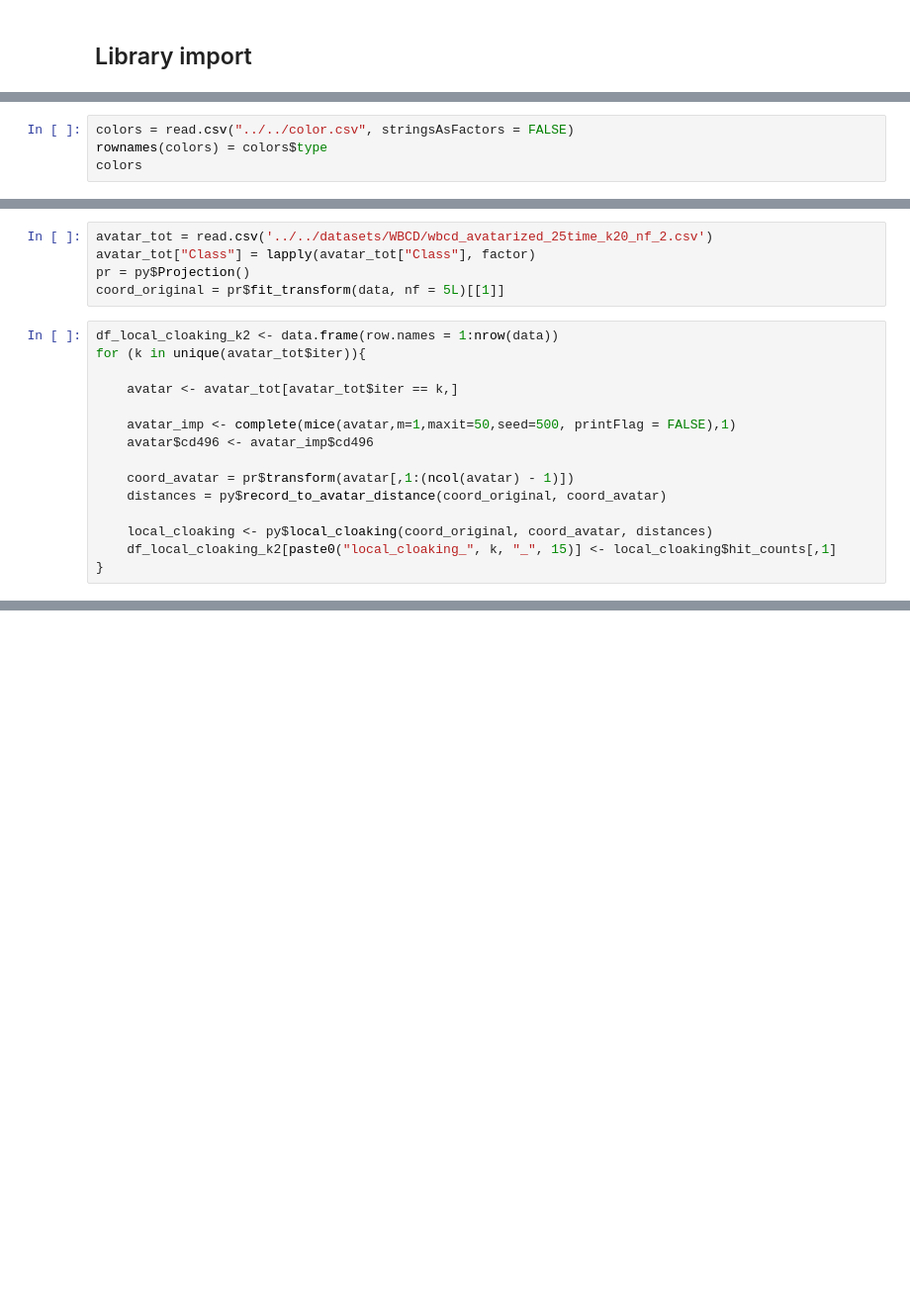
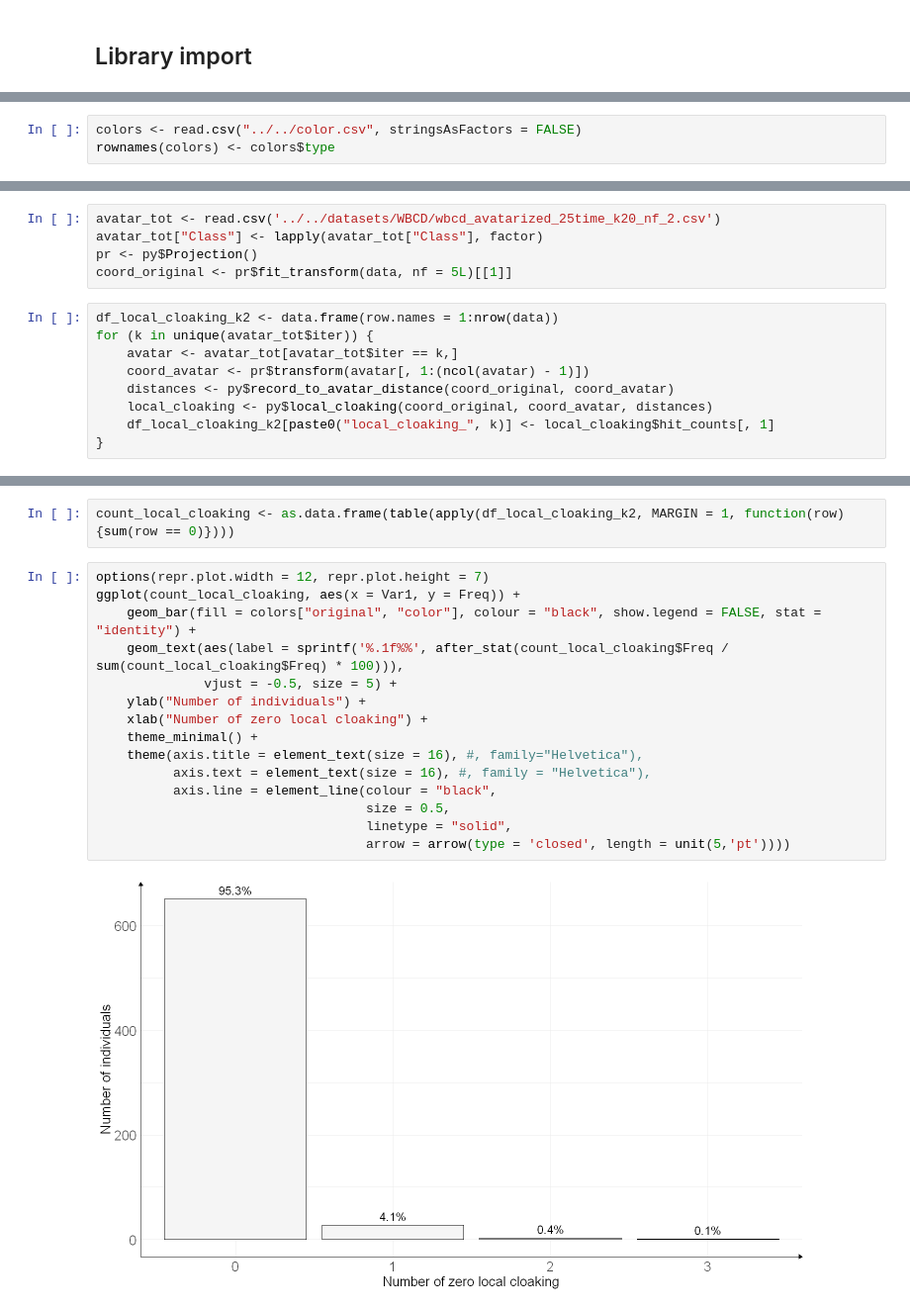
Before and after one commit to octopize/avatar-paper, a Jupyter notebook: notebooks/final_figure/messageAB_WBCD.ipynb, the cells around one changed output, grey strips where cells are left out. Shown at 99% size. Drawn from its saved outputs; the diff is of its cells as text; blank space fills up the shorter version.

```diff
--- a/notebooks/final_figure/messageAB_WBCD.ipynb
+++ b/notebooks/final_figure/messageAB_WBCD.ipynb
@@ -43,4 +48,3 @@ The following object is masked from ‘package:datasets’:
 # %%
-colors = read.csv("../../color.csv", stringsAsFactors = FALSE)
-rownames(colors) = colors$type
-colors
+colors <- read.csv("../../color.csv", stringsAsFactors = FALSE)
+rownames(colors) <- colors$type
@@ -190,20 +166,14 @@ We print it distribution,the number of individuas according the number of zero l
 # %%
-avatar_tot = read.csv('../../datasets/WBCD/wbcd_avatarized_25time_k20_nf_2.csv')
-avatar_tot["Class"] = lapply(avatar_tot["Class"], factor)
-pr = py$Projection()
-coord_original = pr$fit_transform(data, nf = 5L)[[1]]
+avatar_tot <- read.csv('../../datasets/WBCD/wbcd_avatarized_25time_k20_nf_2.csv')
+avatar_tot["Class"] <- lapply(avatar_tot["Class"], factor)
+pr <- py$Projection()
+coord_original <- pr$fit_transform(data, nf = 5L)[[1]]
 # %%
 df_local_cloaking_k2 <- data.frame(row.names = 1:nrow(data))
-for (k in unique(avatar_tot$iter)){
-
+for (k in unique(avatar_tot$iter)) {
     avatar <- avatar_tot[avatar_tot$iter == k,]
-
-    avatar_imp <- complete(mice(avatar,m=1,maxit=50,seed=500, printFlag = FALSE),1)
-    avatar$cd496 <- avatar_imp$cd496
-
-    coord_avatar = pr$transform(avatar[,1:(ncol(avatar) - 1)])
-    distances = py$record_to_avatar_distance(coord_original, coord_avatar)
-
+    coord_avatar <- pr$transform(avatar[, 1:(ncol(avatar) - 1)])
+    distances <- py$record_to_avatar_distance(coord_original, coord_avatar)
     local_cloaking <- py$local_cloaking(coord_original, coord_avatar, distances)
-    df_local_cloaking_k2[paste0("local_cloaking_", k, "_", 15)] <- local_cloaking$hit_counts[,1]
+    df_local_cloaking_k2[paste0("local_cloaking_", k)] <- local_cloaking$hit_counts[, 1]
 }
@@ -280,0 +180,19 @@ if (save) {dev.off()}
+# %%
+count_local_cloaking <- as.data.frame(table(apply(df_local_cloaking_k2, MARGIN = 1, function(row) {sum(row == 0)})))
+# %%
+options(repr.plot.width = 12, repr.plot.height = 7)
+ggplot(count_local_cloaking, aes(x = Var1, y = Freq)) +
+    geom_bar(fill = colors["original", "color"], colour = "black", show.legend = FALSE, stat = "identity") +
+    geom_text(aes(label = sprintf('%.1f%%', after_stat(count_local_cloaking$Freq / sum(count_local_cloaking$Freq) * 100))),
+              vjust = -0.5, size = 5) +
+    ylab("Number of individuals") +
+    xlab("Number of zero local cloaking") +
+    theme_minimal() +
+    theme(axis.title = element_text(size = 16), #, family="Helvetica"),
+          axis.text = element_text(size = 16), #, family = "Helvetica"),
+          axis.line = element_line(colour = "black",
+                                   size = 0.5,
+                                   linetype = "solid",
+                                   arrow = arrow(type = 'closed', length = unit(5,'pt'))))
+# %% [output]
+[figure, added]
```
Also changed, not shown: parts of 22 cells of this notebook, 1 other file.
